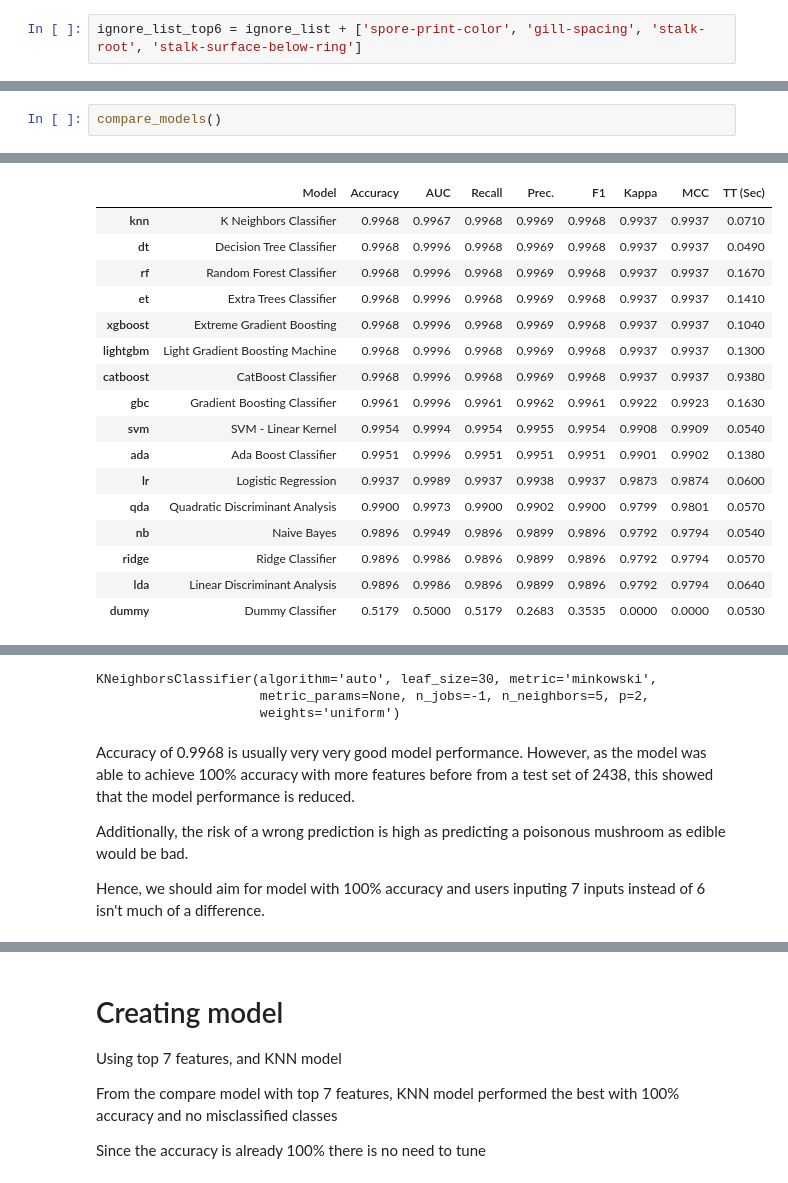
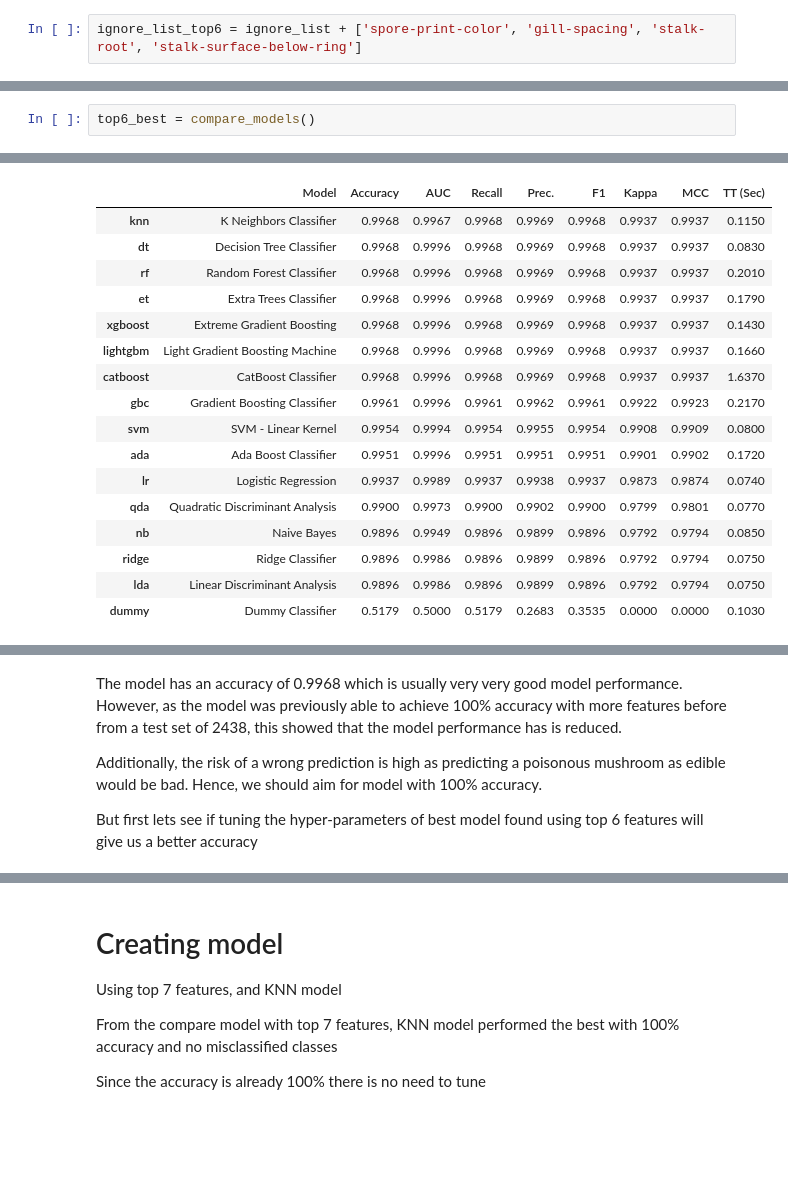
Before and after one commit to amberyeoe/mlops_assignment, a Jupyter notebook: notebooks/amber_mushroom.ipynb, the cells around one changed output, grey strips where cells are left out. Cells and saved outputs as stored; diff of their text form; blank space fills up the shorter version.

```diff
--- a/notebooks/amber_mushroom.ipynb
+++ b/notebooks/amber_mushroom.ipynb
@@ -428,31 +455,28 @@ setup(data, target = 'class', session_id = 123,
 # %%
-compare_models()
+top6_best = compare_models()
 # %% [output]
 [interactive output not drawn]
 |  | Model | Accuracy | AUC | Recall | Prec. | F1 | Kappa | MCC | TT (Sec) |
-| knn | K Neighbors Classifier | 0.9968 | 0.9967 | 0.9968 | 0.9969 | 0.9968 | 0.9937 | 0.9937 | 0.0710 |
-| dt | Decision Tree Classifier | 0.9968 | 0.9996 | 0.9968 | 0.9969 | 0.9968 | 0.9937 | 0.9937 | 0.0490 |
-| rf | Random Forest Classifier | 0.9968 | 0.9996 | 0.9968 | 0.9969 | 0.9968 | 0.9937 | 0.9937 | 0.1670 |
-| et | Extra Trees Classifier | 0.9968 | 0.9996 | 0.9968 | 0.9969 | 0.9968 | 0.9937 | 0.9937 | 0.1410 |
-| xgboost | Extreme Gradient Boosting | 0.9968 | 0.9996 | 0.9968 | 0.9969 | 0.9968 | 0.9937 | 0.9937 | 0.1040 |
-| lightgbm | Light Gradient Boosting Machine | 0.9968 | 0.9996 | 0.9968 | 0.9969 | 0.9968 | 0.9937 | 0.9937 | 0.1300 |
-| catboost | CatBoost Classifier | 0.9968 | 0.9996 | 0.9968 | 0.9969 | 0.9968 | 0.9937 | 0.9937 | 0.9380 |
-| gbc | Gradient Boosting Classifier | 0.9961 | 0.9996 | 0.9961 | 0.9962 | 0.9961 | 0.9922 | 0.9923 | 0.1630 |
-| svm | SVM - Linear Kernel | 0.9954 | 0.9994 | 0.9954 | 0.9955 | 0.9954 | 0.9908 | 0.9909 | 0.0540 |
-| ada | Ada Boost Classifier | 0.9951 | 0.9996 | 0.9951 | 0.9951 | 0.9951 | 0.9901 | 0.9902 | 0.1380 |
-| lr | Logistic Regression | 0.9937 | 0.9989 | 0.9937 | 0.9938 | 0.9937 | 0.9873 | 0.9874 | 0.0600 |
-| qda | Quadratic Discriminant Analysis | 0.9900 | 0.9973 | 0.9900 | 0.9902 | 0.9900 | 0.9799 | 0.9801 | 0.0570 |
-| nb | Naive Bayes | 0.9896 | 0.9949 | 0.9896 | 0.9899 | 0.9896 | 0.9792 | 0.9794 | 0.0540 |
-| ridge | Ridge Classifier | 0.9896 | 0.9986 | 0.9896 | 0.9899 | 0.9896 | 0.9792 | 0.9794 | 0.0570 |
-| lda | Linear Discriminant Analysis | 0.9896 | 0.9986 | 0.9896 | 0.9899 | 0.9896 | 0.9792 | 0.9794 | 0.0640 |
-| dummy | Dummy Classifier | 0.5179 | 0.5000 | 0.5179 | 0.2683 | 0.3535 | 0.0000 | 0.0000 | 0.0530 |
+| knn | K Neighbors Classifier | 0.9968 | 0.9967 | 0.9968 | 0.9969 | 0.9968 | 0.9937 | 0.9937 | 0.1150 |
+| dt | Decision Tree Classifier | 0.9968 | 0.9996 | 0.9968 | 0.9969 | 0.9968 | 0.9937 | 0.9937 | 0.0830 |
+| rf | Random Forest Classifier | 0.9968 | 0.9996 | 0.9968 | 0.9969 | 0.9968 | 0.9937 | 0.9937 | 0.2010 |
+| et | Extra Trees Classifier | 0.9968 | 0.9996 | 0.9968 | 0.9969 | 0.9968 | 0.9937 | 0.9937 | 0.1790 |
+| xgboost | Extreme Gradient Boosting | 0.9968 | 0.9996 | 0.9968 | 0.9969 | 0.9968 | 0.9937 | 0.9937 | 0.1430 |
+| lightgbm | Light Gradient Boosting Machine | 0.9968 | 0.9996 | 0.9968 | 0.9969 | 0.9968 | 0.9937 | 0.9937 | 0.1660 |
+| catboost | CatBoost Classifier | 0.9968 | 0.9996 | 0.9968 | 0.9969 | 0.9968 | 0.9937 | 0.9937 | 1.6370 |
+| gbc | Gradient Boosting Classifier | 0.9961 | 0.9996 | 0.9961 | 0.9962 | 0.9961 | 0.9922 | 0.9923 | 0.2170 |
+| svm | SVM - Linear Kernel | 0.9954 | 0.9994 | 0.9954 | 0.9955 | 0.9954 | 0.9908 | 0.9909 | 0.0800 |
+| ada | Ada Boost Classifier | 0.9951 | 0.9996 | 0.9951 | 0.9951 | 0.9951 | 0.9901 | 0.9902 | 0.1720 |
+| lr | Logistic Regression | 0.9937 | 0.9989 | 0.9937 | 0.9938 | 0.9937 | 0.9873 | 0.9874 | 0.0740 |
+| qda | Quadratic Discriminant Analysis | 0.9900 | 0.9973 | 0.9900 | 0.9902 | 0.9900 | 0.9799 | 0.9801 | 0.0770 |
+| nb | Naive Bayes | 0.9896 | 0.9949 | 0.9896 | 0.9899 | 0.9896 | 0.9792 | 0.9794 | 0.0850 |
+| ridge | Ridge Classifier | 0.9896 | 0.9986 | 0.9896 | 0.9899 | 0.9896 | 0.9792 | 0.9794 | 0.0750 |
+| lda | Linear Discriminant Analysis | 0.9896 | 0.9986 | 0.9896 | 0.9899 | 0.9896 | 0.9792 | 0.9794 | 0.0750 |
+| dummy | Dummy Classifier | 0.5179 | 0.5000 | 0.5179 | 0.2683 | 0.3535 | 0.0000 | 0.0000 | 0.1030 |
 [interactive output not drawn]
-KNeighborsClassifier(algorithm='auto', leaf_size=30, metric='minkowski',
-                     metric_params=None, n_jobs=-1, n_neighbors=5, p=2,
-                     weights='uniform')
 # %% [markdown]
-Accuracy of 0.9968 is usually very very good model performance. However, as the model was able to achieve 100% accuracy with more features before from a test set of 2438, this showed that the model performance is reduced.
+The model has an accuracy of 0.9968 which is usually very very good model performance. However, as the model was previously able to achieve 100% accuracy with more features before from a test set of 2438, this showed that the model performance has is reduced.
 
-Additionally, the risk of a wrong prediction is high as predicting a poisonous mushroom as edible would be bad.
+Additionally, the risk of a wrong prediction is high as predicting a poisonous mushroom as edible would be bad. Hence, we should aim for model with 100% accuracy.
 
-Hence, we should aim for model with 100% accuracy and users inputing 7 inputs instead of 6 isn't much of a difference.
+But first lets see if tuning the hyper-parameters of best model found using top 6 features will give us a better accuracy
```
Also changed, not shown: parts of 34 cells of this notebook, 12 other files.
